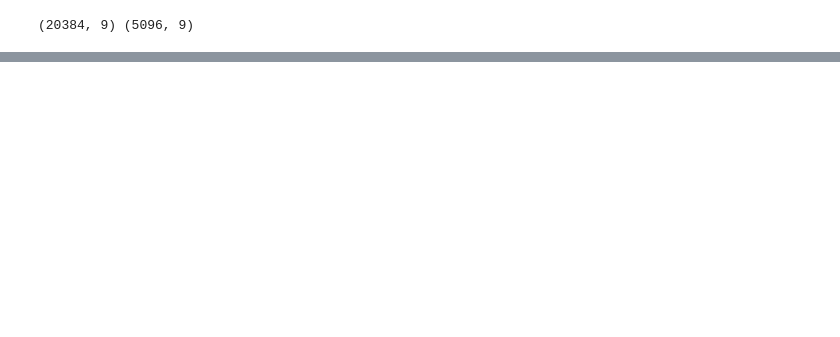
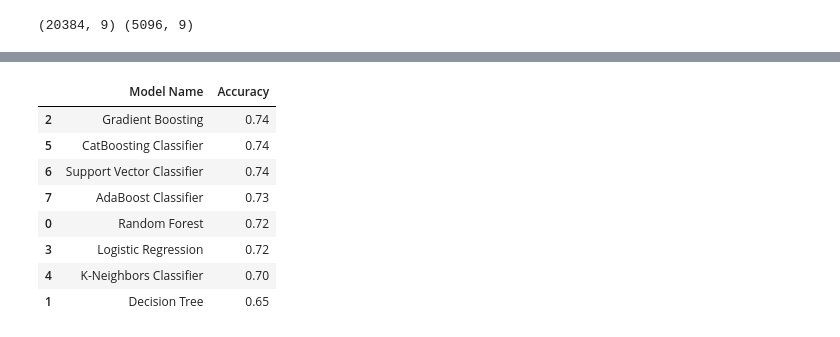
Before and after one commit to mitpatel3008/US-VisaApproval, a Jupyter notebook: notebook/feature_engineering_and_model_training.ipynb, the cells around one changed output, grey strips where cells are left out. Cells and saved outputs as stored; diff of their text form; code cells hidden in the pictures; blank space fills up the shorter version.

```diff
--- a/notebook/feature_engineering_and_model_training.ipynb
+++ b/notebook/feature_engineering_and_model_training.ipynb
@@ -304,0 +647,10 @@ X_train
+# %%
+# Get feature names
+feature_names = preprocessor.get_feature_names_out()
+
+# Print total number of features
+print("Total features:", len(feature_names))
+
+# Print each feature name
+for name in feature_names:
+    print(name)
@@ -304,0 +692,19 @@ X_train
+# %%
+models = {
+    "Random Forest": RandomForestClassifier(),
+    "Decision Tree": DecisionTreeClassifier(),
+    "Gradient Boosting": GradientBoostingClassifier(),
+    "Logistic Regression": LogisticRegression(),
+     "K-Neighbors Classifier": KNeighborsClassifier(),
+     "CatBoosting Classifier": CatBoostClassifier(verbose=False),
+     "Support Vector Classifier": SVC(),
+    "AdaBoost Classifier": AdaBoostClassifier()
+
+}
+# %%
+def evaluate_clf(true, predicted):
+    acc = accuracy_score(true, predicted)
+    f1 = f1_score(true, predicted)
+    precision = precision_score(true, predicted)
+    recall = recall_score(true, predicted)
+    return acc, f1, precision, recall
@@ -304,0 +757,8 @@ X_train
+# %%
+base_model_report = evaluate_models(
+    X_train_processed,
+    X_test_processed,
+    y_train,
+    y_test,
+    models
+)
@@ -304,0 +783,12 @@ X_train
+# %%
+base_model_report
+# %% [output]
+|  | Model Name | Accuracy |
+| 2 | Gradient Boosting | 0.74 |
+| 5 | CatBoosting Classifier | 0.74 |
+| 6 | Support Vector Classifier | 0.74 |
+| 7 | AdaBoost Classifier | 0.73 |
+| 0 | Random Forest | 0.72 |
+| 3 | Logistic Regression | 0.72 |
+| 4 | K-Neighbors Classifier | 0.70 |
+| 1 | Decision Tree | 0.65 |
```
Also changed, not shown: parts of 40 cells of this notebook, 6 other files.
